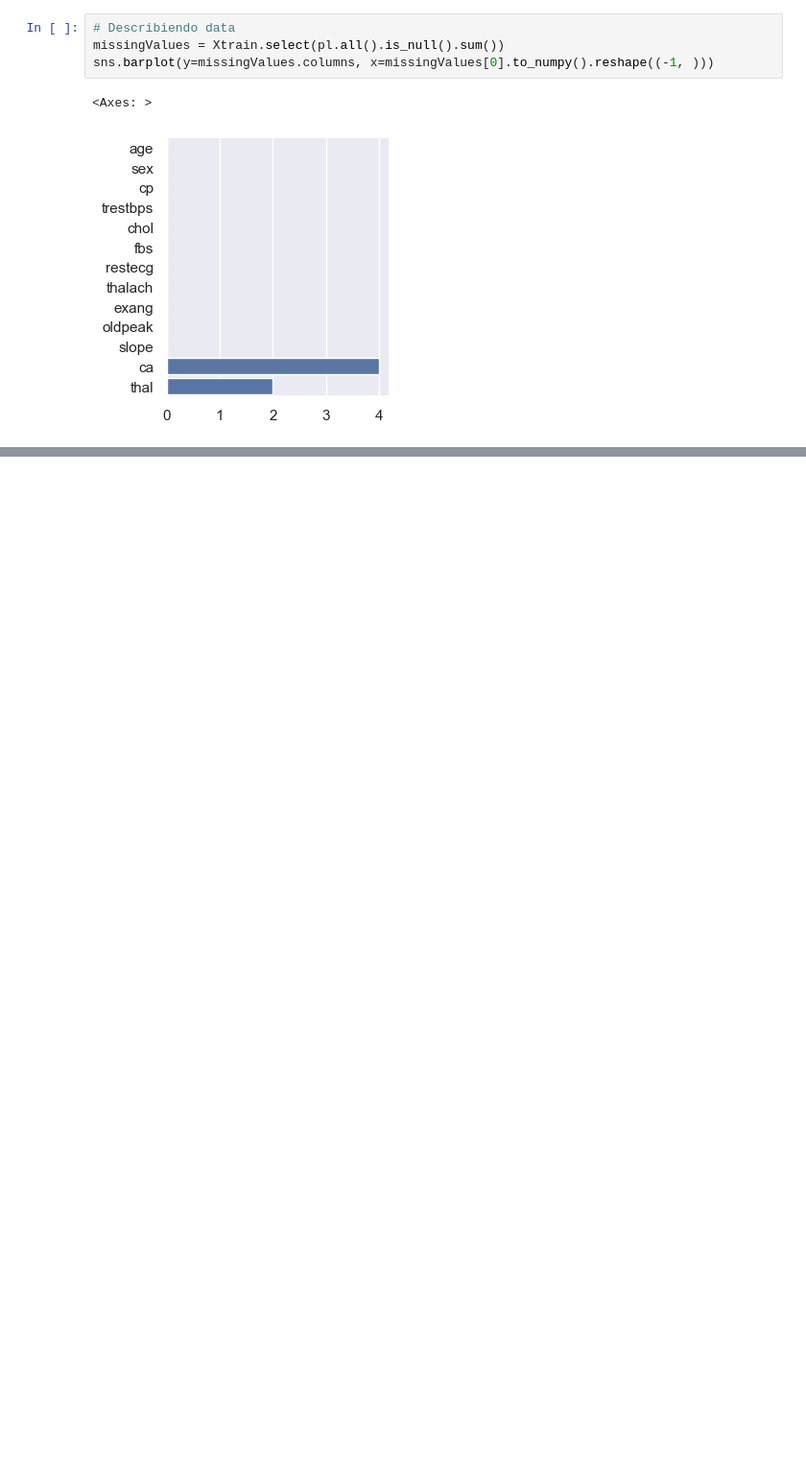
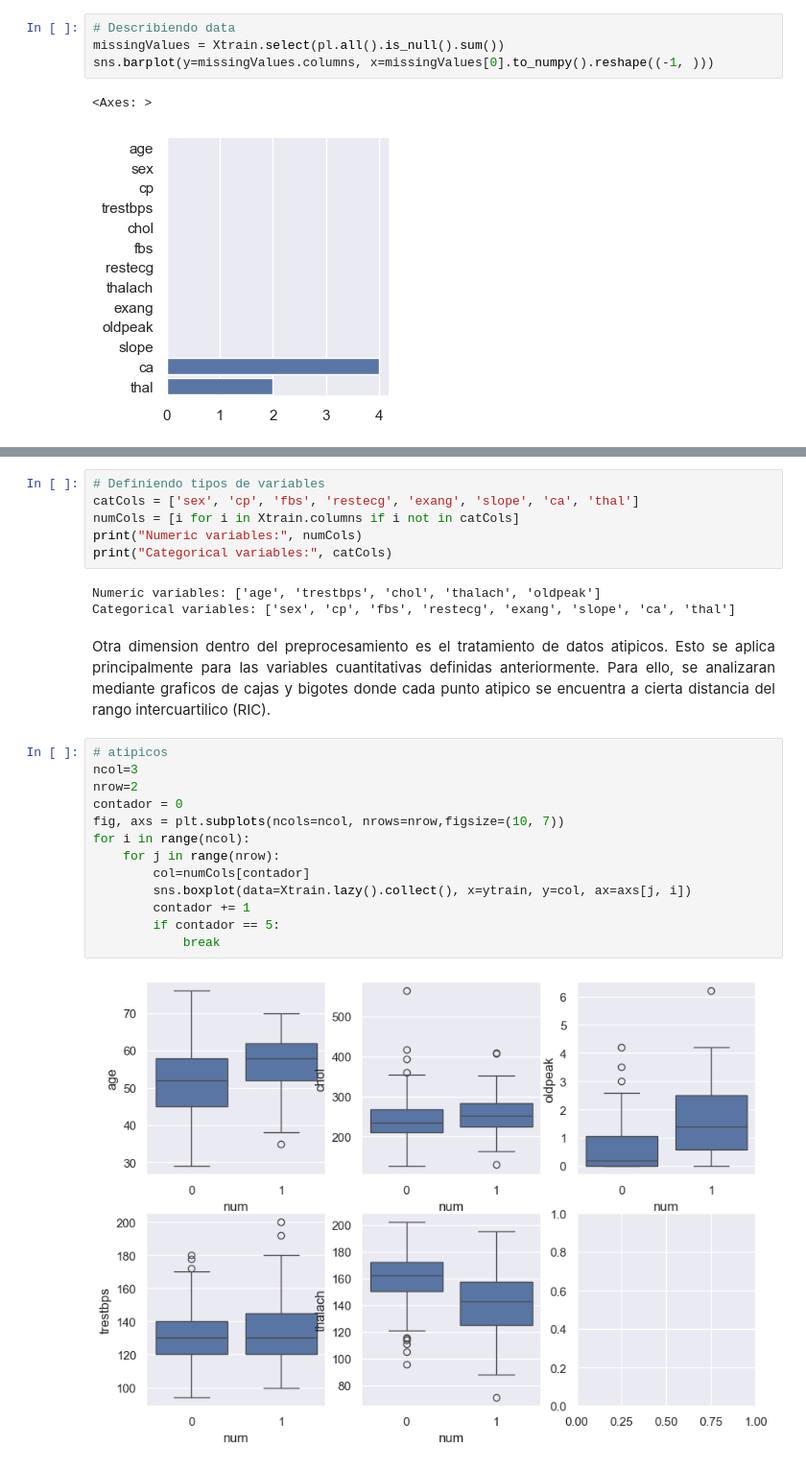
Before and after one commit to j220493/AnalisisEncodingCategoricalVariables, a Jupyter notebook: analisis.ipynb, the cells around one changed output, grey strips where cells are left out. Shown at 96% size. Drawn from its saved outputs; the diff is of its cells as text; blank space fills up the shorter version.

```diff
--- a/analisis.ipynb
+++ b/analisis.ipynb
@@ -105 +137,28 @@ shape: (1, 13)
 Se observa que las variables Sex, CP, fbs, restecg, exang, slope CA y Thal tienen pocos valores unicos, es decir, podriamos asociarlas a variables cualitativas. Esto quiere decir que para las variables CA y THAL se debe imputar sus valores por moda o un metodo similar.
+# %%
+# Definiendo tipos de variables
+catCols = ['sex', 'cp', 'fbs', 'restecg', 'exang', 'slope', 'ca', 'thal']
+numCols = [i for i in Xtrain.columns if i not in catCols]
+print("Numeric variables:", numCols)
+print("Categorical variables:", catCols)
+# %% [output]
+Numeric variables: ['age', 'trestbps', 'chol', 'thalach', 'oldpeak']
+Categorical variables: ['sex', 'cp', 'fbs', 'restecg', 'exang', 'slope', 'ca', 'thal']
+# %% [markdown]
+<div style="text-align: justify">
+Otra dimension dentro del preprocesamiento es el tratamiento de datos atipicos. Esto se aplica principalmente para las variables cuantitativas definidas anteriormente. Para ello, se analizaran mediante graficos de cajas y bigotes donde cada punto atipico se encuentra a cierta distancia del rango intercuartilico (RIC).
+# %%
+# atipicos
+ncol=3
+nrow=2
+contador = 0
+fig, axs = plt.subplots(ncols=ncol, nrows=nrow,figsize=(10, 7))
+for i in range(ncol):
+    for j in range(nrow):
+        col=numCols[contador]
+        sns.boxplot(data=Xtrain.lazy().collect(), x=ytrain, y=col, ax=axs[j, i])
+        contador += 1
+        if contador == 5:
+            break
+# %% [output]
+[figure, added]
```
Also changed, not shown: parts of 21 cells of this notebook.
